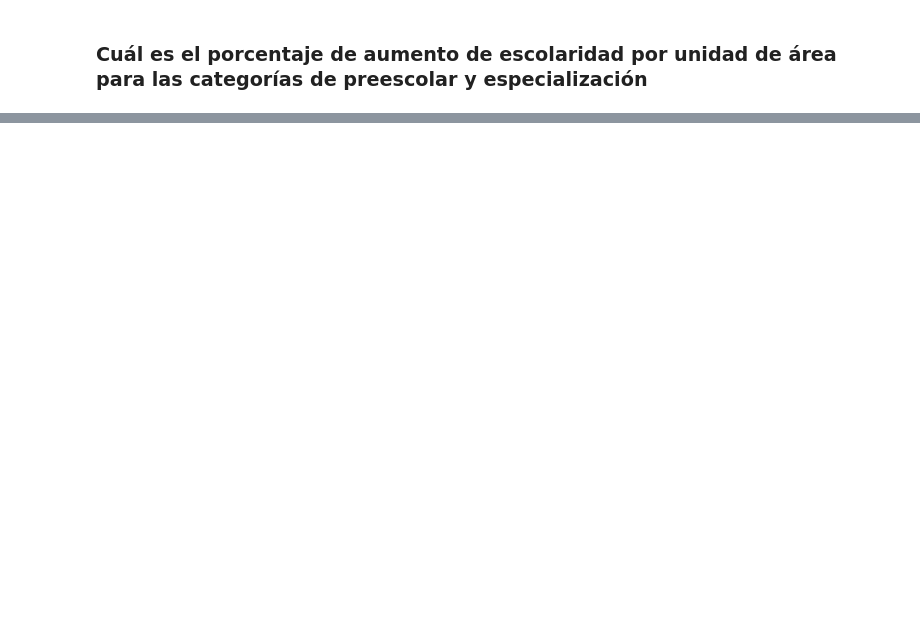
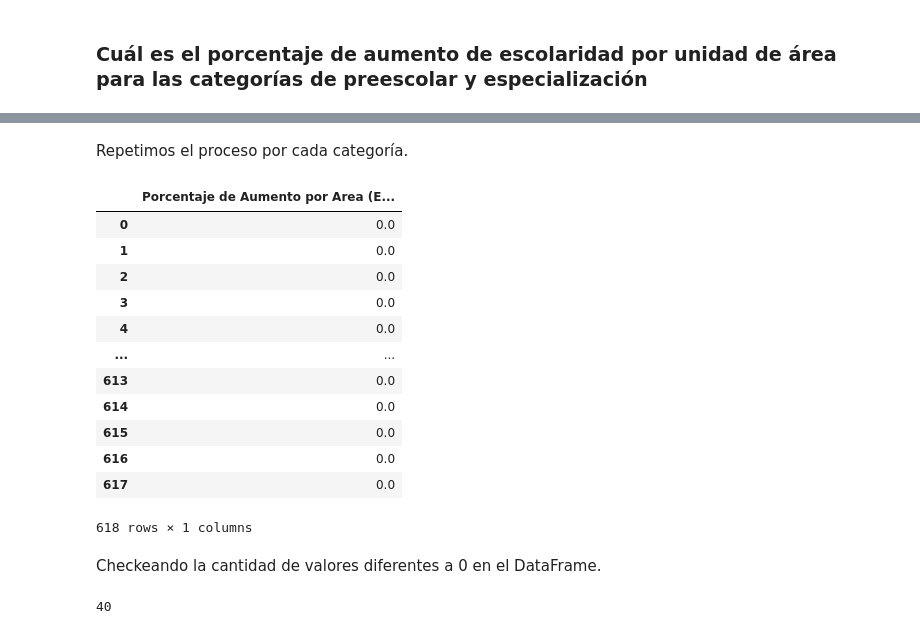
Before and after one commit to ibai4119/DataTraffic, a Jupyter notebook: code.ipynb, the cells around one changed output, grey strips where cells are left out. Cells and saved outputs as stored; diff of their text form; code cells hidden in the pictures; blank space fills up the shorter version.

```diff
--- a/code.ipynb
+++ b/code.ipynb
@@ -111,3 +96,0 @@ Name: COD_DANE, Length: 574, dtype: object>
-# %%
-for manzana in data_2018.COD_DANE_A:
-    print(data_2018.loc[data_2018.COD_DANE_A == manzana, 'Preescolar'].iloc[0])
@@ -132,9 +99,5 @@ for manzana in data_2018.COD_DANE_A:
 # %%
-aumento = pd.DataFrame()
-for manzana in data_2018.COD_DANE_A:
-    if manzana not in aumento and manzana in data_2002.COD_DANE:
-        aumento[manzana]= (data_2018.loc[data_2018.COD_DANE_A == manzana, 'Preescolar'].iloc[0]-data_2002.loc[data_2002.COD_DANE == manzana, 'Preescolar'].iloc[0])*100/data_2018.loc[data_2018.COD_DANE_A == manzana, 'AREA'].iloc[0]
-    elif manzana not in aumento and manzana not in data_2002.COD_DANE:
-        aumento[manzana]= (data_2018.loc[data_2018.COD_DANE_A == manzana, 'Preescolar'].iloc[0])*100/data_2018.loc[data_2018.COD_DANE_A == manzana, 'AREA'].iloc[0]
-    else:
-        continue
+aumento_lista_existente_preescolar = []
+aumento_lista_existente_preescolar = [(data_2018.loc[data_2018.COD_DANE_A == manzana, 'Preescolar'].iloc[0]-data_2002.loc[data_2002.COD_DANE == manzana, 'Preescolar'].iloc[0])*100/data_2018.loc[data_2018.COD_DANE_A == manzana, 'AREA'].iloc[0] for manzana in data_2018.COD_DANE_A if manzana not in aumento_lista_existente_preescolar and manzana in data_2002.COD_DANE]
+aumento_lista_nueva_preescolar = [(data_2018.loc[data_2018.COD_DANE_A == manzana, 'Preescolar'].iloc[0])*100/data_2018.loc[data_2018.COD_DANE_A == manzana, 'AREA'].iloc[0] for manzana in data_2018.COD_DANE_A if manzana not in aumento_lista_existente_preescolar and manzana not in data_2002.COD_DANE]
+aumento_lista_preescolar = [*aumento_lista_existente_preescolar, *aumento_lista_nueva_preescolar]
@@ -140,0 +116,30 @@ for manzana in data_2018.COD_DANE_A:
+# %% [markdown]
+Repetimos el proceso por cada categoría.
+# %%
+aumento_lista_existente_especializacion = []
+aumento_lista_existente_especializacion = [(data_2018.loc[data_2018.COD_DANE_A == manzana, 'Especializacion'].iloc[0]-data_2002.loc[data_2002.COD_DANE == manzana, 'Especializacion'].iloc[0])*100/data_2018.loc[data_2018.COD_DANE_A == manzana, 'AREA'].iloc[0] for manzana in data_2018.COD_DANE_A if manzana not in aumento_lista_existente_especializacion and manzana in data_2002.COD_DANE]
+aumento_lista_nueva_especializacion = [(data_2018.loc[data_2018.COD_DANE_A == manzana, 'Especializacion'].iloc[0])*100/data_2018.loc[data_2018.COD_DANE_A == manzana, 'AREA'].iloc[0] for manzana in data_2018.COD_DANE_A if manzana not in aumento_lista_existente_especializacion and manzana not in data_2002.COD_DANE]
+aumento_lista_especializacion = [*aumento_lista_existente_especializacion, *aumento_lista_nueva_especializacion]
+# %%
+aumento_especializacion = pd.DataFrame(aumento_lista_especializacion, columns=['Porcentaje de Aumento por Area (Especializacion)'])
+aumento_especializacion
+# %% [output]
+|  | Porcentaje de Aumento por Area (E... |
+| 0 | 0.0 |
+| 1 | 0.0 |
+| 2 | 0.0 |
+| 3 | 0.0 |
+| 4 | 0.0 |
+| ... | ... |
+| 613 | 0.0 |
+| 614 | 0.0 |
+| 615 | 0.0 |
+| 616 | 0.0 |
+| 617 | 0.0 |
+618 rows × 1 columns
+# %% [markdown]
+Checkeando la cantidad de valores diferentes a 0 en el DataFrame.
+# %%
+print(np.count_nonzero(aumento_especializacion))
+# %% [output]
+40
```
Also changed, not shown: parts of 17 cells of this notebook.
